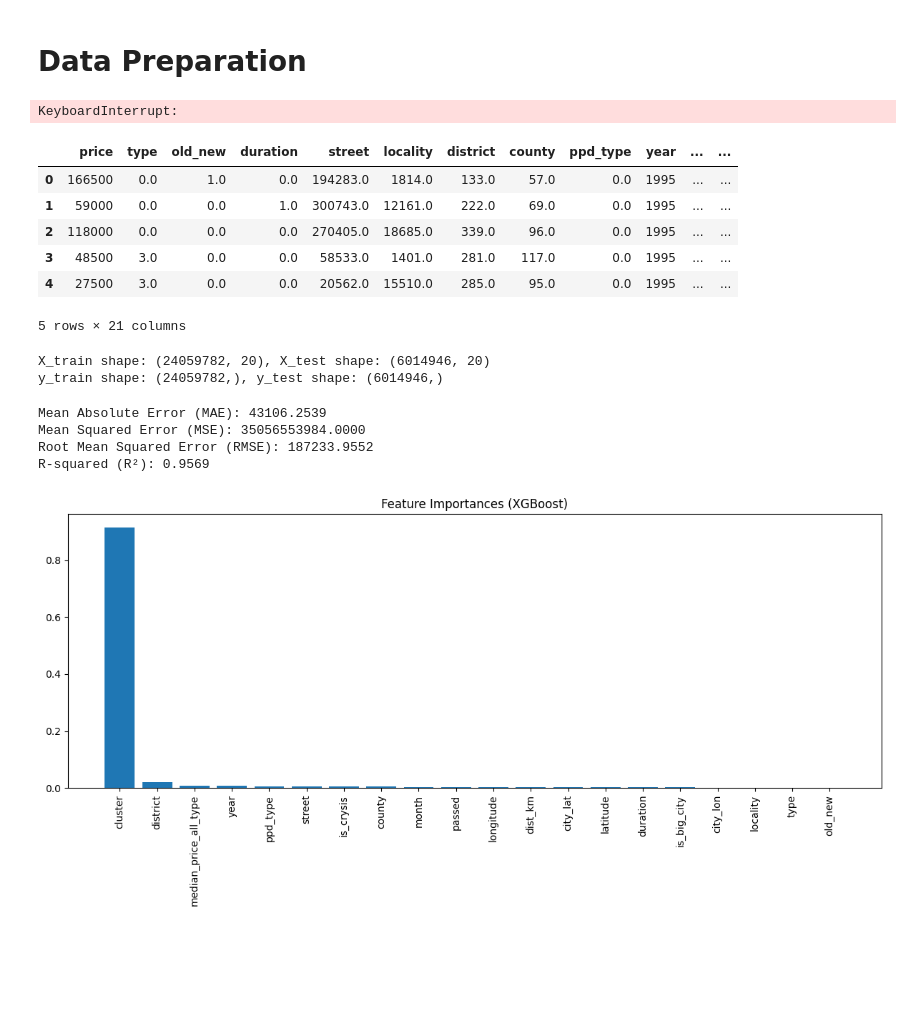
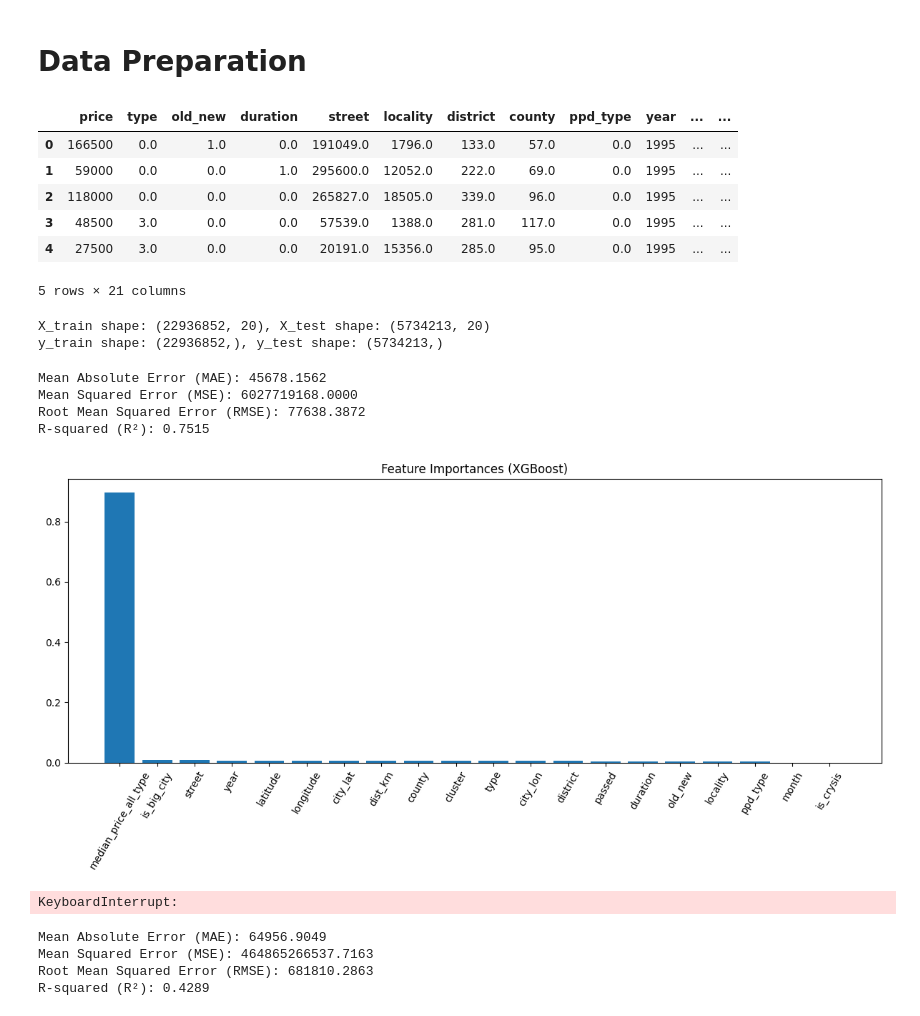
Before and after one commit to 1337Tema/HM-Land-Registry-ML-EDA-ARIMA-Geospatial, a Jupyter notebook: main.ipynb, the cells around one changed output. Drawn from its saved outputs; the diff is of its cells as text; code cells hidden in the pictures; blank space fills up the shorter version.

```diff
--- a/main.ipynb
+++ b/main.ipynb
@@ -61,5 +61,42 @@ def evaluate_model(model):
   print(f"Mean Squared Error (MSE): {mse:.4f}")
   print(f"Root Mean Squared Error (RMSE): {rmse:.4f}")
   print(f"R-squared (R²): {r2:.4f}")
+
+def find_outliers_z_score(data, feature, left=3, right=3, log_scale=False, year_col='year'):
+    """
+    Находит выбросы в данных по каждому году, используя метод z-отклонений.
+    Args:
+        data (pandas.DataFrame): набор данных
+        feature (str): имя признака, на основе которого происходит поиск выбросов
+        left (float, optional): количество стандартных отклонений в левую сторону
+        right (float, optional): количество стандартных в правую сторону
+        log_scale (bool, optional): режим логарифмирования
+        year_col (str, optional): имя колонки с годом
+
+    Returns:
+        pandas.DataFrame: выбросы по всем годам
+        pandas.DataFrame: очищенные данные по всем годам
+    """
+    outliers_list = []
+    cleaned_list = []
+    for year, group in data.groupby(year_col):
+        if log_scale:
+            x = np.log(group[feature] + 1)
+        else:
+            x = group[feature]
+        mu = x.mean()
+        sigma = x.std()
+        bound_lower = mu - left * sigma
+        bound_upper = mu + right * sigma
+        outliers = group[(x < bound_lower) | (x > bound_upper)]
+        cleaned = group[(x >= bound_lower) & (x <= bound_upper)]
+        outliers_list.append(outliers)
+        cleaned_list.append(cleaned)
+    outliers_all = pd.concat(outliers_list)
+    cleaned_all = pd.concat(cleaned_list)
+    return outliers_all, cleaned_all
 # %% [markdown]
 # Feature Engineering
+# %%
+outliers_df, df = find_outliers_z_score(df, 'price', left=2, right=2, log_scale=True, year_col='year')
+outliers_df
@@ -190,7 +241,7 @@ df[['latitude','longitude','city_lat','city_lon','dist_km']].head()
 from sklearn.cluster import KMeans
 
 kmeans = KMeans(n_clusters=12, random_state=42)
-df["cluster"] = kmeans.fit_predict(df[["price", "latitude", "longitude"]])
+df["cluster"] = kmeans.fit_predict(df[["latitude", "longitude"]])
 df["cluster"] = df["cluster"].astype("category")
 
 df.head()
@@ -208,10 +259,6 @@ print(df.columns.tolist())
 ['price', 'type', 'old_new', 'duration', 'PAON SAON', 'street', 'locality', 'district', 'county', 'ppd_type', 'year', 'month', 'passed', 'median_price_all_type', 'is_big_city', 'is_crysis', 'latitude' ...
 # %% [markdown]
 # Data Preparation
-# %%
-raise KeyboardInterrupt
-# %% [output]
-KeyboardInterrupt:
 # %%
 df.drop(columns=['PAON SAON'], inplace=True)
 # %%
@@ -227,11 +274,11 @@ df[ordinal_cols] = ordinal_encoder.fit_transform(df[ordinal_cols])
 df.head()
 # %% [output]
 |  | price | type | old_new | duration | street | locality | district | county | ppd_type | year | ... | ... |
-| 0 | 166500 | 0.0 | 1.0 | 0.0 | 194283.0 | 1814.0 | 133.0 | 57.0 | 0.0 | 1995 | ... | ... |
-| 1 | 59000 | 0.0 | 0.0 | 1.0 | 300743.0 | 12161.0 | 222.0 | 69.0 | 0.0 | 1995 | ... | ... |
-| 2 | 118000 | 0.0 | 0.0 | 0.0 | 270405.0 | 18685.0 | 339.0 | 96.0 | 0.0 | 1995 | ... | ... |
-| 3 | 48500 | 3.0 | 0.0 | 0.0 | 58533.0 | 1401.0 | 281.0 | 117.0 | 0.0 | 1995 | ... | ... |
-| 4 | 27500 | 3.0 | 0.0 | 0.0 | 20562.0 | 15510.0 | 285.0 | 95.0 | 0.0 | 1995 | ... | ... |
+| 0 | 166500 | 0.0 | 1.0 | 0.0 | 191049.0 | 1796.0 | 133.0 | 57.0 | 0.0 | 1995 | ... | ... |
+| 1 | 59000 | 0.0 | 0.0 | 1.0 | 295600.0 | 12052.0 | 222.0 | 69.0 | 0.0 | 1995 | ... | ... |
+| 2 | 118000 | 0.0 | 0.0 | 0.0 | 265827.0 | 18505.0 | 339.0 | 96.0 | 0.0 | 1995 | ... | ... |
+| 3 | 48500 | 3.0 | 0.0 | 0.0 | 57539.0 | 1388.0 | 281.0 | 117.0 | 0.0 | 1995 | ... | ... |
+| 4 | 27500 | 3.0 | 0.0 | 0.0 | 20191.0 | 15356.0 | 285.0 | 95.0 | 0.0 | 1995 | ... | ... |
 5 rows × 21 columns
 # %%
 # TODO Add encoding for categorical features
@@ -250,8 +297,8 @@ X_train, X_test, y_train, y_test = train_test_split(X, y, test_size=0.2, random_
 print(f"X_train shape: {X_train.shape}, X_test shape: {X_test.shape}")
 print(f"y_train shape: {y_train.shape}, y_test shape: {y_test.shape}")
 # %% [output]
-X_train shape: (24059782, 20), X_test shape: (6014946, 20)
-y_train shape: (24059782,), y_test shape: (6014946,)
+X_train shape: (22936852, 20), X_test shape: (5734213, 20)
+y_train shape: (22936852,), y_test shape: (5734213,)
 # %%
 del df, X, y
 # %%
@@ -264,28 +311,32 @@ XGBR_model = XGBRegressor(
 XGBR_model.fit(X_train, y_train)
 evaluate_model(XGBR_model)
 # %% [output]
-Mean Absolute Error (MAE): 43106.2539
-Mean Squared Error (MSE): 35056553984.0000
-Root Mean Squared Error (RMSE): 187233.9552
-R-squared (R²): 0.9569
+Mean Absolute Error (MAE): 45678.1562
+Mean Squared Error (MSE): 6027719168.0000
+Root Mean Squared Error (RMSE): 77638.3872
+R-squared (R²): 0.7515
 # %%
 import matplotlib.pyplot as plt
 
 # Get feature importances from the trained XGBRegressor model
 importances = XGBR_model.feature_importances_
 feature_names = X_train.columns
 
 # Sort features by importance
 indices = np.argsort(importances)[::-1]
 
 plt.figure(figsize=(12, 6))
 plt.title("Feature Importances (XGBoost)")
 plt.bar(range(len(importances)), importances[indices], align="center")
-plt.xticks(range(len(importances)), feature_names[indices], rotation=90)
+plt.xticks(range(len(importances)), feature_names[indices], rotation=60)
 plt.tight_layout()
 plt.show()
 # %% [output]
-[figure, old version]
+[figure, new version]
+# %%
+raise KeyboardInterrupt
+# %% [output]
+KeyboardInterrupt:
 # %%
 from sklearn.ensemble import RandomForestRegressor
 
@@ -301,3 +352,8 @@ RF_model = RandomForestRegressor(
 
 RF_model.fit(X_train, y_train)
 evaluate_model(RF_model)
+# %% [output]
+Mean Absolute Error (MAE): 64956.9049
+Mean Squared Error (MSE): 464865266537.7163
+Root Mean Squared Error (RMSE): 681810.2863
+R-squared (R²): 0.4289
```
Also changed, not shown: parts of 3 cells of this notebook.
